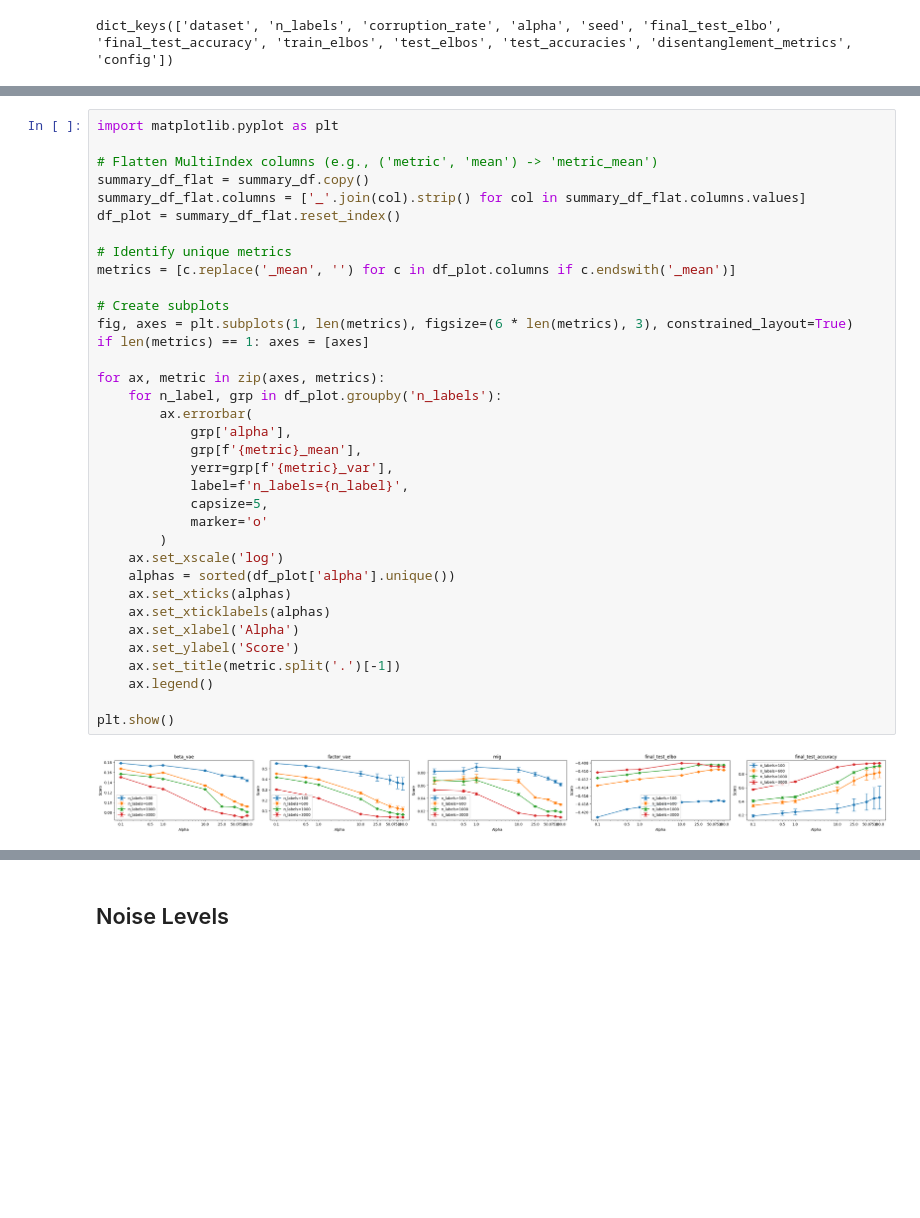
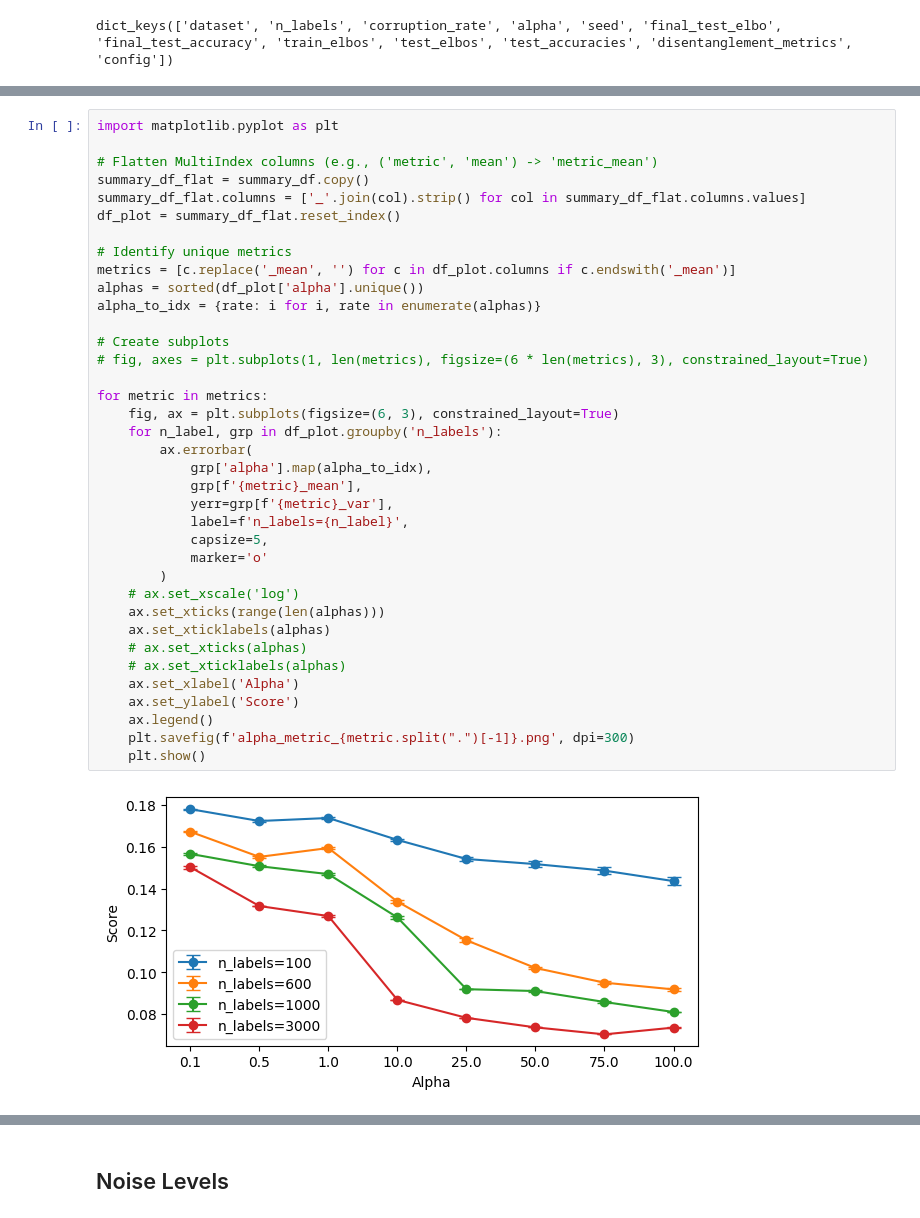
Before and after one commit to davidbhoffmann/ssvae, a Jupyter notebook: results/combined/analysis.ipynb, the cells around one changed output, grey strips where cells are left out. Drawn from its saved outputs; the diff is of its cells as text; blank space fills up the shorter version.

Commit message:
plt figures

```diff
--- a/results/combined/analysis.ipynb
+++ b/results/combined/analysis.ipynb
@@ -61,37 +61,39 @@ summary_df
 # %%
 import matplotlib.pyplot as plt
 
 # Flatten MultiIndex columns (e.g., ('metric', 'mean') -> 'metric_mean')
 summary_df_flat = summary_df.copy()
 summary_df_flat.columns = ['_'.join(col).strip() for col in summary_df_flat.columns.values]
 df_plot = summary_df_flat.reset_index()
 
 # Identify unique metrics
 metrics = [c.replace('_mean', '') for c in df_plot.columns if c.endswith('_mean')]
+alphas = sorted(df_plot['alpha'].unique())
+alpha_to_idx = {rate: i for i, rate in enumerate(alphas)}
 
 # Create subplots
-fig, axes = plt.subplots(1, len(metrics), figsize=(6 * len(metrics), 3), constrained_layout=True)
-if len(metrics) == 1: axes = [axes]
+# fig, axes = plt.subplots(1, len(metrics), figsize=(6 * len(metrics), 3), constrained_layout=True)
 
-for ax, metric in zip(axes, metrics):
+for metric in metrics:
+    fig, ax = plt.subplots(figsize=(6, 3), constrained_layout=True)
     for n_label, grp in df_plot.groupby('n_labels'):
         ax.errorbar(
-            grp['alpha'],
+            grp['alpha'].map(alpha_to_idx),
             grp[f'{metric}_mean'],
             yerr=grp[f'{metric}_var'],
             label=f'n_labels={n_label}',
             capsize=5,
             marker='o'
         )
-    ax.set_xscale('log')
-    alphas = sorted(df_plot['alpha'].unique())
-    ax.set_xticks(alphas)
+    # ax.set_xscale('log')
+    ax.set_xticks(range(len(alphas)))
     ax.set_xticklabels(alphas)
+    # ax.set_xticks(alphas)
+    # ax.set_xticklabels(alphas)
     ax.set_xlabel('Alpha')
     ax.set_ylabel('Score')
-    ax.set_title(metric.split('.')[-1])
     ax.legend()
-
-plt.show()
+    plt.savefig(f'alpha_metric_{metric.split(".")[-1]}.png', dpi=300)
+    plt.show()
 # %% [output]
-[figure, old version]
+[figure, new version]
```
Also changed, not shown: parts of 4 cells of this notebook, 10 other files.
